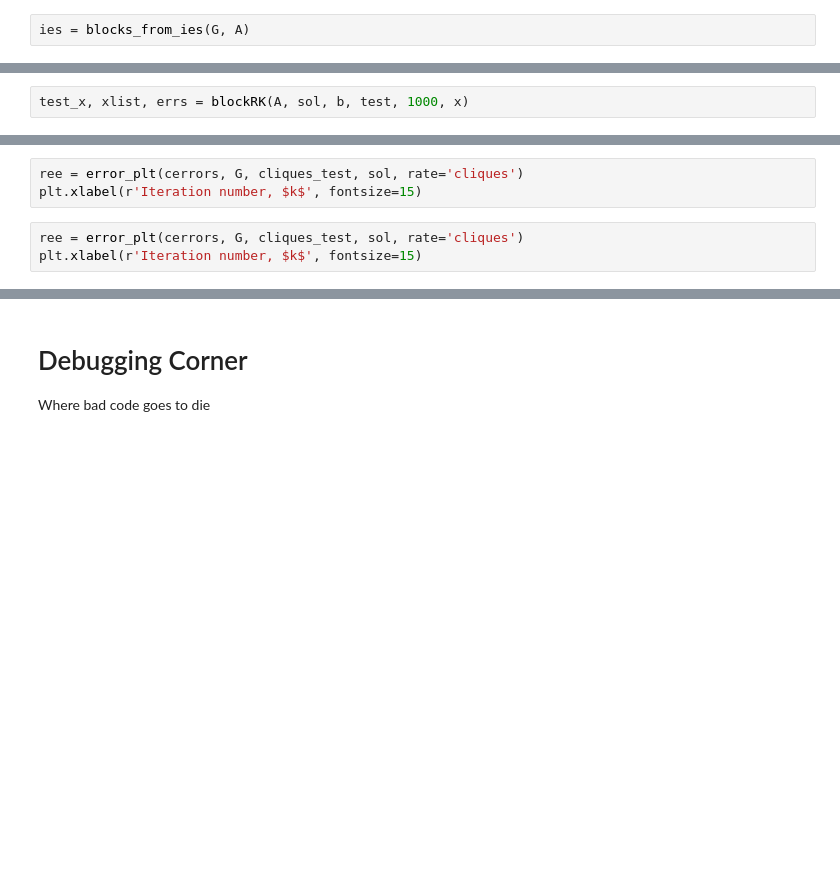
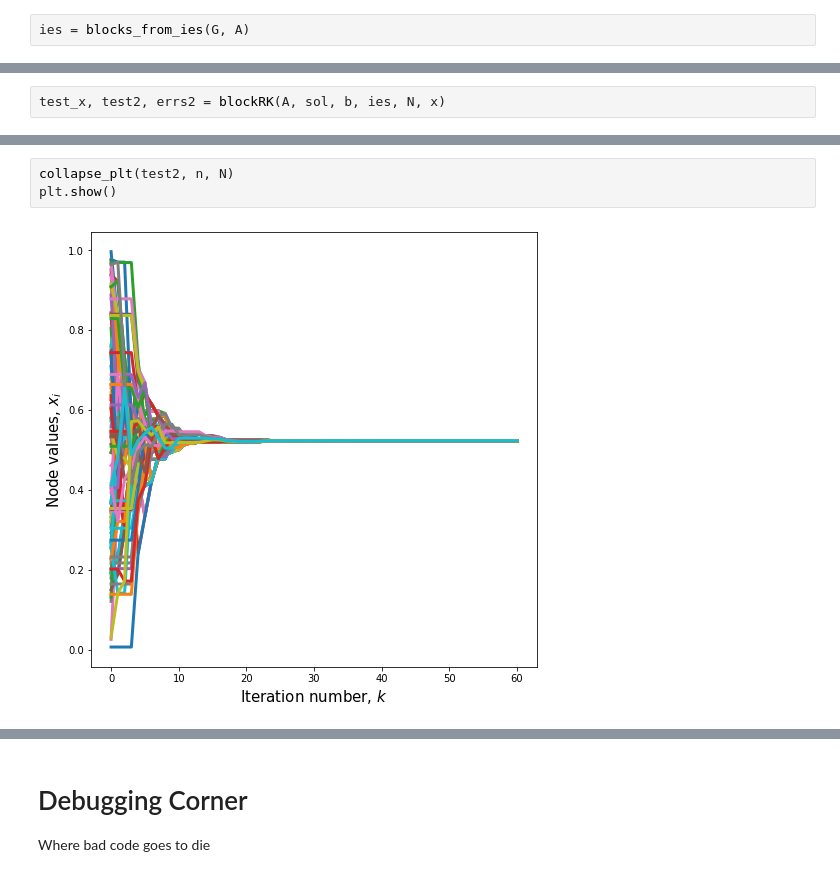
Before and after one commit to jamiehadd/AC-Kaczmarz, a Jupyter notebook: Block RK Methods - Working Copy.ipynb, the cells around one changed output, grey strips where cells are left out. Cells and saved outputs as stored; diff of their text form; blank space fills up the shorter version.

```diff
--- a/Block RK Methods - Working Copy.ipynb
+++ b/Block RK Methods - Working Copy.ipynb
@@ -522,2 +549,2 @@ plt.ylabel(r'$||c_k-c*||^2$', fontsize=13)
 # %%
-test_x, xlist, errs = blockRK(A, sol, b, test, 1000, x)
+test_x, test2, errs2 = blockRK(A, sol, b, ies, N, x)
@@ -533,6 +551,5 @@ TypeError: collapse_plt() takes 3 positional arguments but 4 were given
-# %%
-ree = error_plt(cerrors, G, cliques_test, sol, rate='cliques')
-plt.xlabel(r'Iteration number, $k$', fontsize=15)
-# %%
-ree = error_plt(cerrors, G, cliques_test, sol, rate='cliques')
-plt.xlabel(r'Iteration number, $k$', fontsize=15)
+# %%
+collapse_plt(test2, n, N)
+plt.show()
+# %% [output]
+[figure, added]
```
Also changed, not shown: parts of 20 cells of this notebook, 5 other files.
